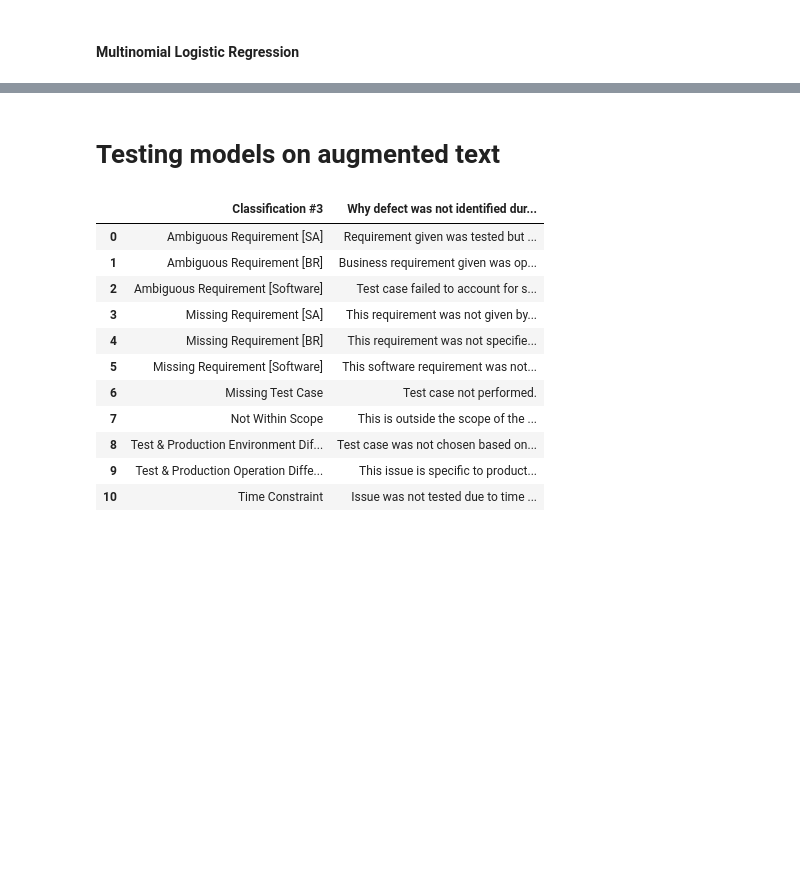
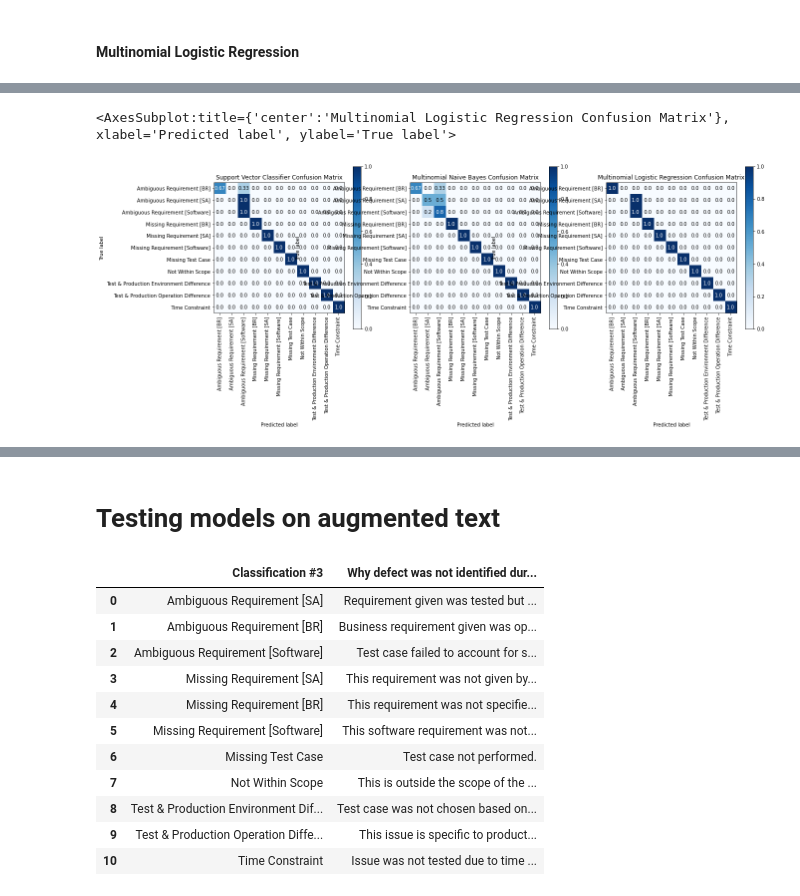
Before and after one commit to malcolmsng/BT4103, a Jupyter notebook: model.ipynb, the cells around one changed output, grey strips where cells are left out. Saved outputs shown, nothing was run; the diff lists cells and outputs as text; code cells hidden in the pictures; blank space fills up the shorter version.

```diff
--- a/model.ipynb
+++ b/model.ipynb
@@ -482,9 +481,13 @@ skplt.metrics.plot_confusion_matrix(y_test, mnb_y_pred, normalize=True, title="M
 # %%
-# define the multinomial logistic regression model
-model = LogisticRegression(multi_class='multinomial', solver='lbfgs')
-# define the model evaluation procedure
-cv = RepeatedStratifiedKFold(n_splits=10, n_repeats=3, random_state=1)
-# evaluate the model and collect the scores
-n_scores = cross_val_score(model, X, y, scoring='accuracy', cv=cv, n_jobs=-1)
-# report the model performance
-print('Mean Accuracy: %.3f (%.3f)' % (np.mean(n_scores), np.std(n_scores)))
+#Parameter Tuning using Grid Search & Stratified K Fold Cross Validation for Naive Bayes
+parameters = {'multi_class': ['multinomial'], 'solver': ['lbfgs'], 'C': [0.0, 0.0001, 0.001, 0.01, 0.1, 1.0], 'penalty': ['l2']} #smoothing parameter
+grid_mlr = GridSearchCV(LogisticRegression(), parameters, refit=True, cv=10, verbose=3) #cv: number of folds in a StratifiedKFold cross validation
+grid_mlr.fit(X_train_tfidf, y_train)
+print(grid_mlr.best_estimator_)
+
+# # define the model evaluation procedure
+# cv = RepeatedStratifiedKFold(n_splits=10, n_repeats=3, random_state=1)
+# # evaluate the model and collect the scores
+# n_scores = cross_val_score(log_model, X_tfidf, Y, scoring='accuracy', cv=cv, n_jobs=-1)
+# # report the model performance
+# print('Mean Accuracy: %.3f (%.3f)' % (np.mean(n_scores), np.std(n_scores)))
@@ -490,0 +570,14 @@ print('Mean Accuracy: %.3f (%.3f)' % (np.mean(n_scores), np.std(n_scores)))
+# %%
+#Plot Confusion Matrix to compare results
+fig = plt.figure(figsize=(20,6))
+ax1 = fig.add_subplot(131)
+skplt.metrics.plot_confusion_matrix(y_test, svc_y_pred, normalize=True, title="Support Vector Classifier Confusion Matrix", x_tick_rotation=90, ax=ax1)
+
+ax2 = fig.add_subplot(132)
+skplt.metrics.plot_confusion_matrix(y_test, mnb_y_pred, normalize=True, title="Multinomial Naive Bayes Confusion Matrix", x_tick_rotation=90, ax=ax2)
+
+ax3 = fig.add_subplot(133)
+skplt.metrics.plot_confusion_matrix(y_test, mlr_y_pred, normalize=True, title="Multinomial Logistic Regression Confusion Matrix", x_tick_rotation=90, ax=ax3)
+# %% [output]
+<AxesSubplot:title={'center':'Multinomial Logistic Regression Confusion Matrix'}, xlabel='Predicted label', ylabel='True label'>
+[figure, added]
```
Also changed, not shown: parts of 20 cells of this notebook.
